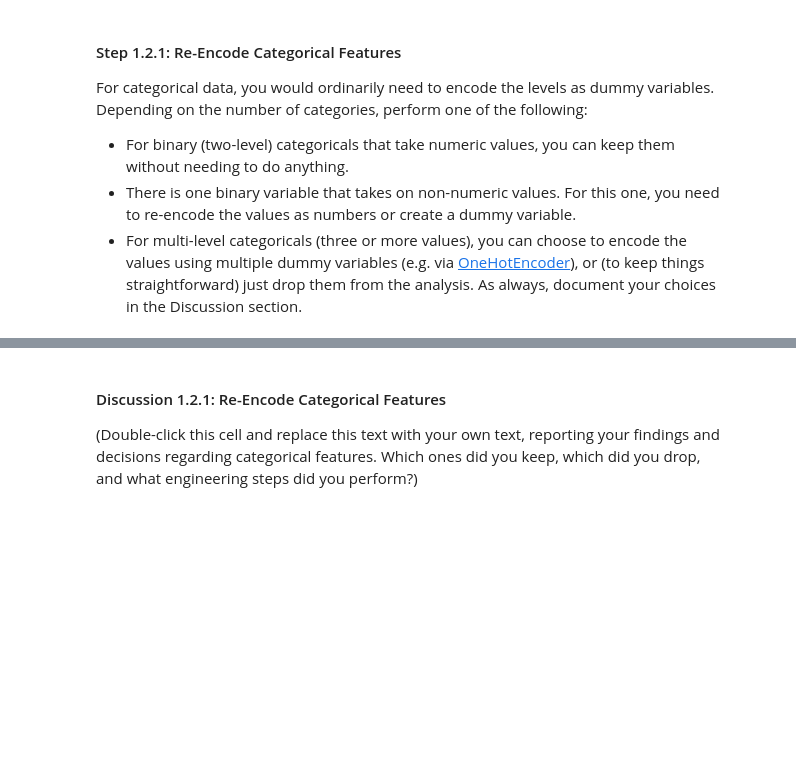
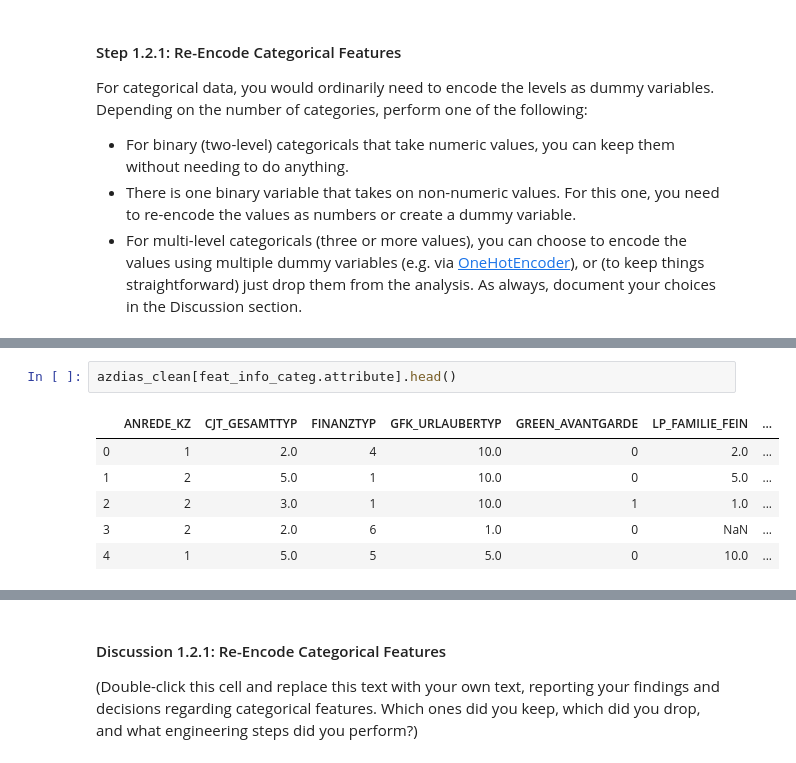
Before and after one commit to gepallas/Machine_Learning_3_Customer_Segmentation, a Jupyter notebook: Identify_Customer_Segments.ipynb, the cells around one changed output, grey strips where cells are left out. Cells and saved outputs as stored; diff of their text form; blank space fills up the shorter version.

```diff
--- a/Identify_Customer_Segments.ipynb
+++ b/Identify_Customer_Segments.ipynb
@@ -586,0 +652,9 @@ For categorical data, you would ordinarily need to encode the levels as dummy va
+# %%
+azdias_clean[feat_info_categ.attribute].head()
+# %% [output]
+|  | ANREDE_KZ | CJT_GESAMTTYP | FINANZTYP | GFK_URLAUBERTYP | GREEN_AVANTGARDE | LP_FAMILIE_FEIN | ... |
+| 0 | 1 | 2.0 | 4 | 10.0 | 0 | 2.0 | ... |
+| 1 | 2 | 5.0 | 1 | 10.0 | 0 | 5.0 | ... |
+| 2 | 2 | 3.0 | 1 | 10.0 | 1 | 1.0 | ... |
+| 3 | 2 | 2.0 | 6 | 1.0 | 0 | NaN | ... |
+| 4 | 1 | 5.0 | 5 | 5.0 | 0 | 10.0 | ... |
```
Also changed, not shown: parts of 22 cells of this notebook.
